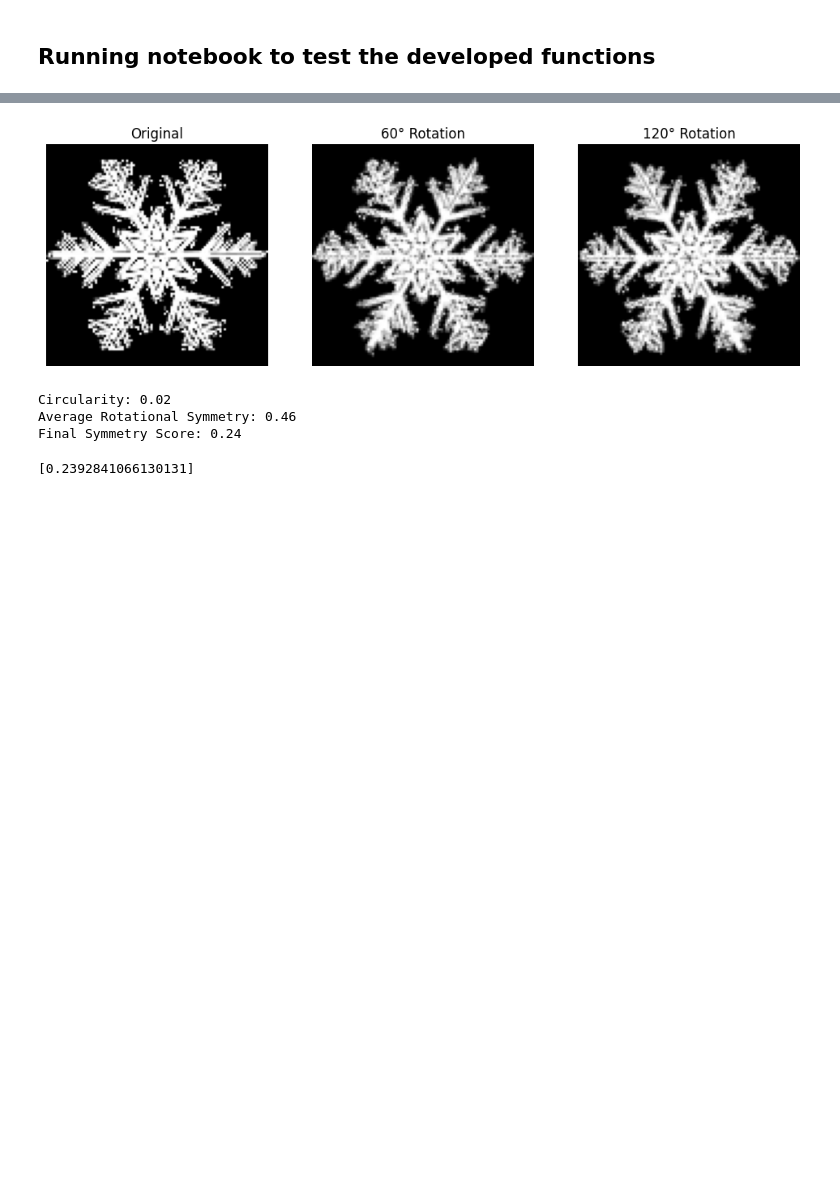
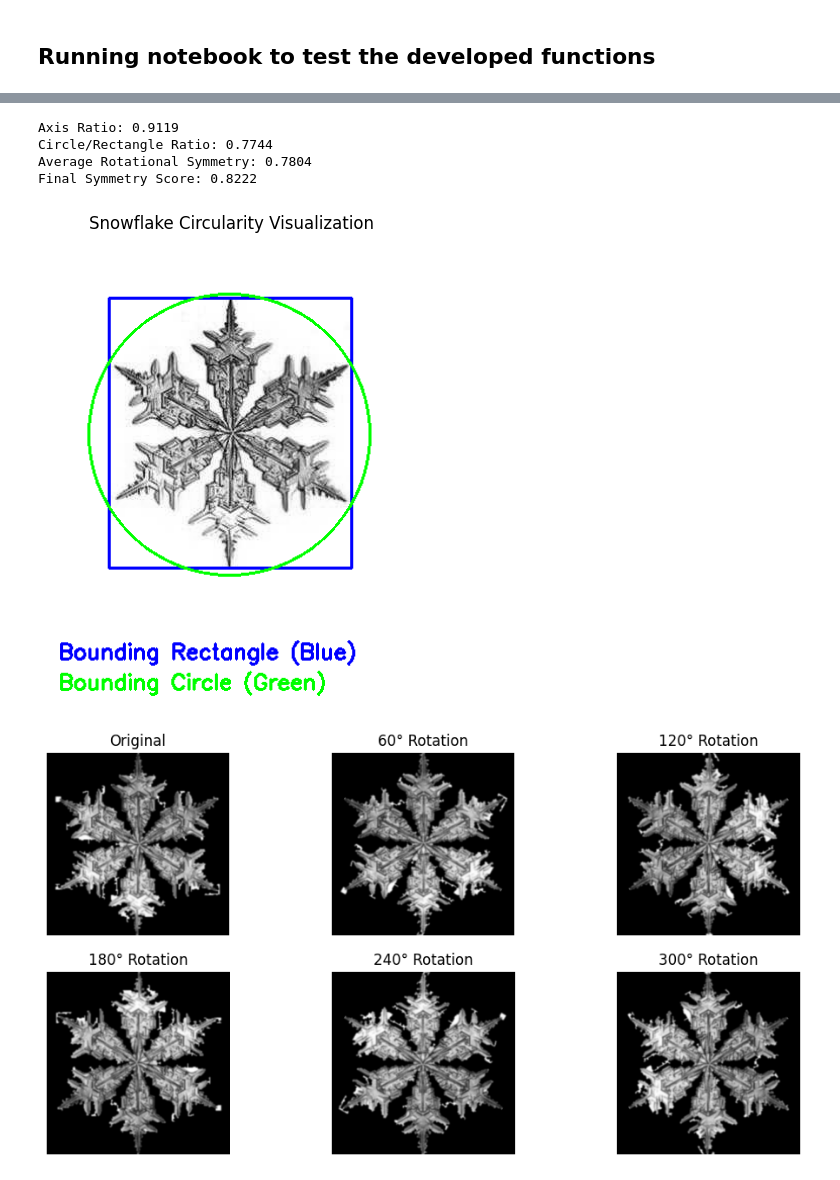
Before and after one commit to lusxvr/sf_ranking, a Jupyter notebook: dev.ipynb, the cells around one changed output, grey strips where cells are left out. Cells and saved outputs as stored; diff of their text form; code cells hidden in the pictures; blank space fills up the shorter version.

```diff
--- a/dev.ipynb
+++ b/dev.ipynb
@@ -13,6 +16,8 @@ Intel MKL WARNING: Support of Intel(R) Streaming SIMD Extensions 4.2 (Intel(R) S
 # %%
-image_path = "data/artificial2.png"
+image_path = "data/example1.jpg"
 image = cv2.imread(image_path)
+
+print("Size: ", image.shape)
 
 
 plt.figure(figsize=(6, 6))
@@ -63,11 +63,9 @@ Contour is not circular enough to be a snowflake; circularity:  0.01569956982788
 # %%
-symmetry_scores = sa.analyze_symmetry(preprocessed_image, filtered_contours)
+score = sa.analyze_symmetry(preprocessed_image, filtered_contours, vis=True)
 # %% [output]
+Axis Ratio: 0.9119
+Circle/Rectangle Ratio: 0.7744
+Average Rotational Symmetry: 0.7804
+Final Symmetry Score: 0.8222
-[figure, old version]
+[figure, new version]
-Circularity: 0.02
-Average Rotational Symmetry: 0.46
-Final Symmetry Score: 0.24
+[figure, added]
-# %%
-symmetry_scores
-# %% [output]
-[0.2392841066130131]
```
Also changed, not shown: parts of 6 cells of this notebook.
